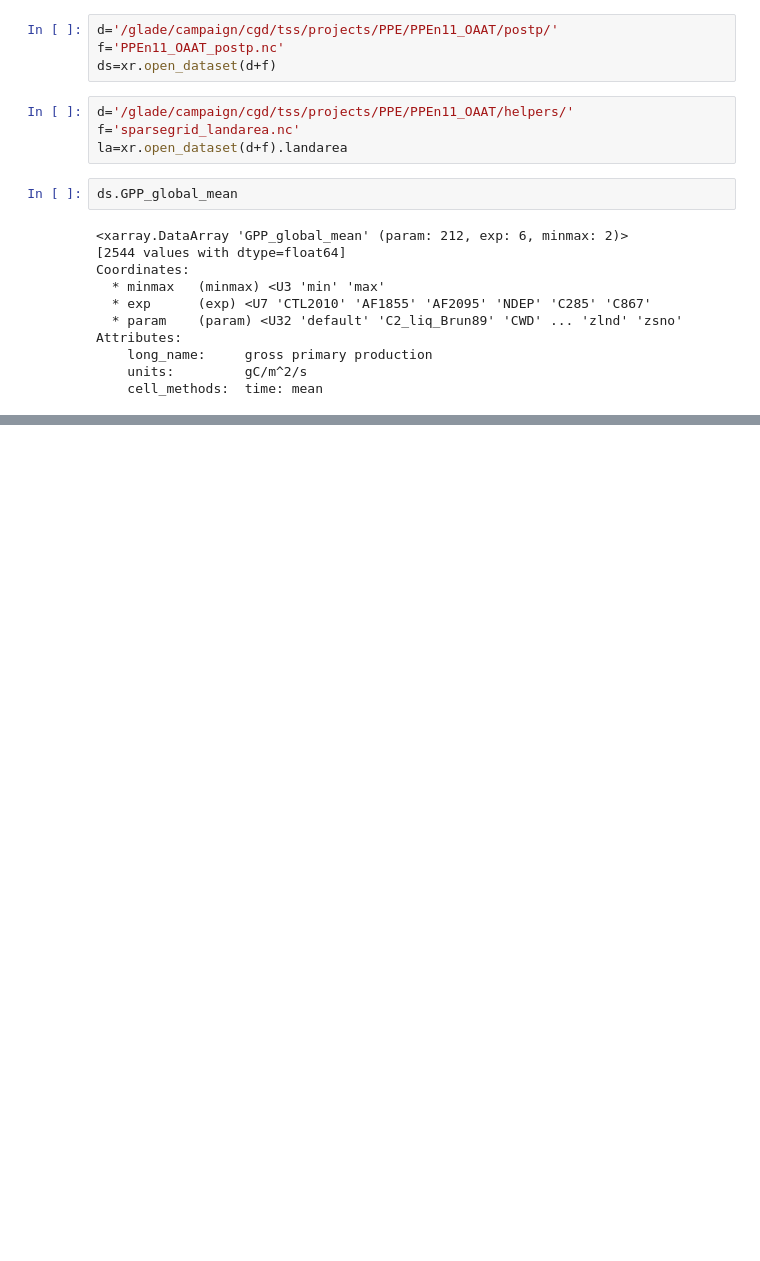
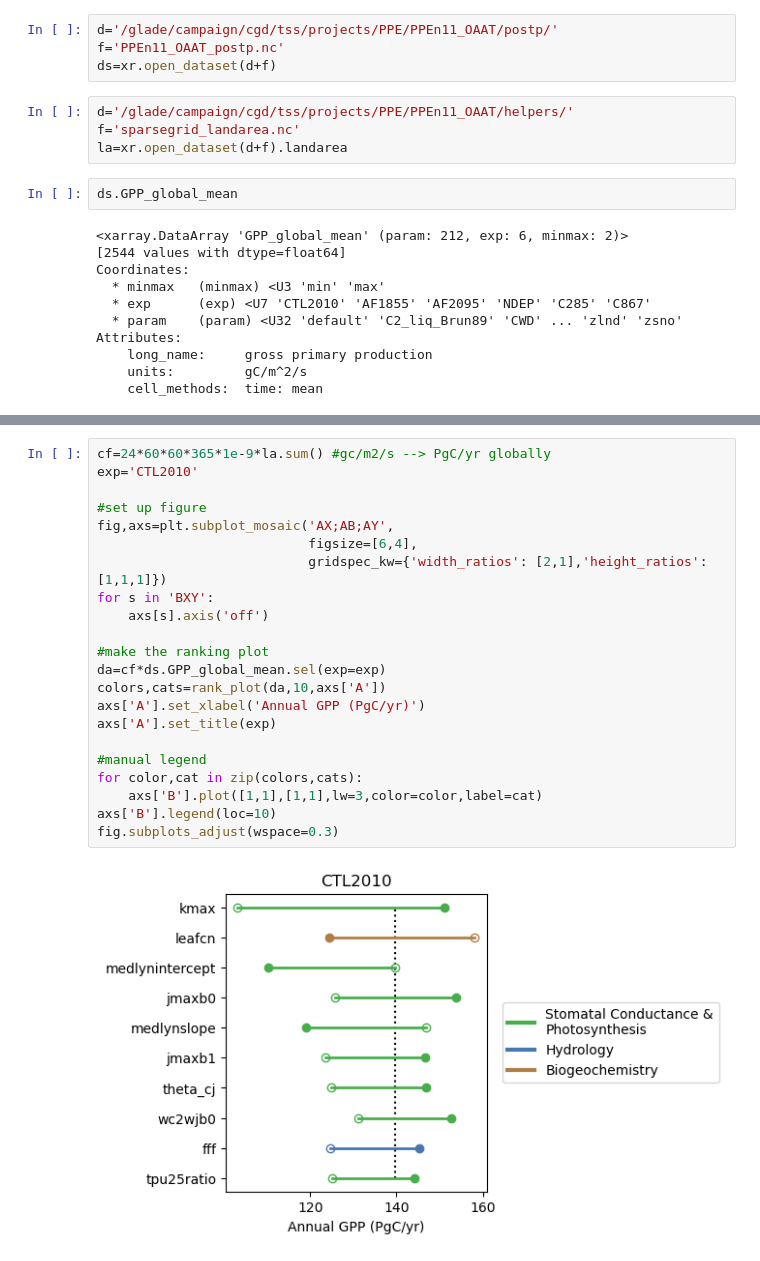
Before and after one commit to NCAR/ctsm_ppe_analysis, a Jupyter notebook: notebooks/oaat_template.ipynb, the cells around one changed output, grey strips where cells are left out. Cells and saved outputs as stored; diff of their text form; blank space fills up the shorter version.

```diff
--- a/notebooks/oaat_template.ipynb
+++ b/notebooks/oaat_template.ipynb
@@ -35,0 +38,24 @@ plt.title(exp);
+# %%
+cf=24*60*60*365*1e-9*la.sum() #gc/m2/s --> PgC/yr globally
+exp='CTL2010'
+
+#set up figure
+fig,axs=plt.subplot_mosaic('AX;AB;AY',
+                           figsize=[6,4],
+                           gridspec_kw={'width_ratios': [2,1],'height_ratios': [1,1,1]})
+for s in 'BXY':
+    axs[s].axis('off')
+
+#make the ranking plot
+da=cf*ds.GPP_global_mean.sel(exp=exp)
+colors,cats=rank_plot(da,10,axs['A'])
+axs['A'].set_xlabel('Annual GPP (PgC/yr)')
+axs['A'].set_title(exp)
+
+#manual legend
+for color,cat in zip(colors,cats):
+    axs['B'].plot([1,1],[1,1],lw=3,color=color,label=cat)
+axs['B'].legend(loc=10)
+fig.subplots_adjust(wspace=0.3)
+# %% [output]
+[figure, added]
```
Also changed, not shown: parts of 2 cells of this notebook, 2 other files.
